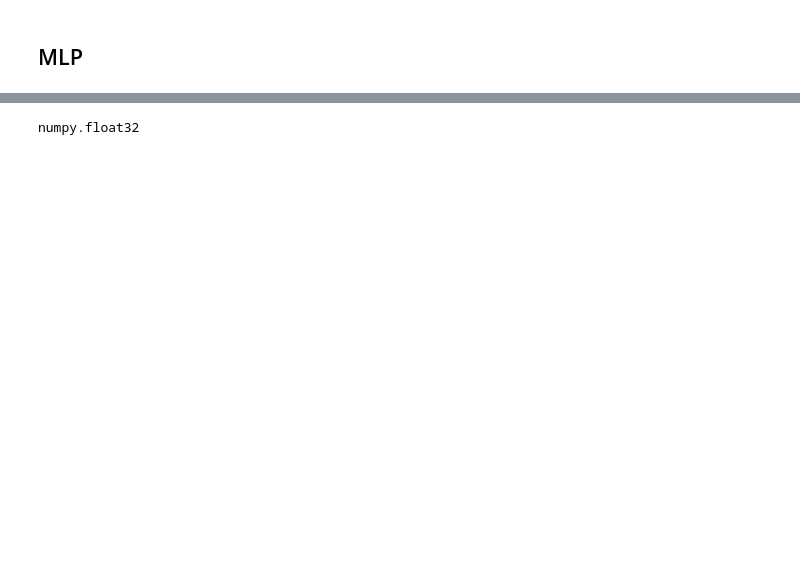
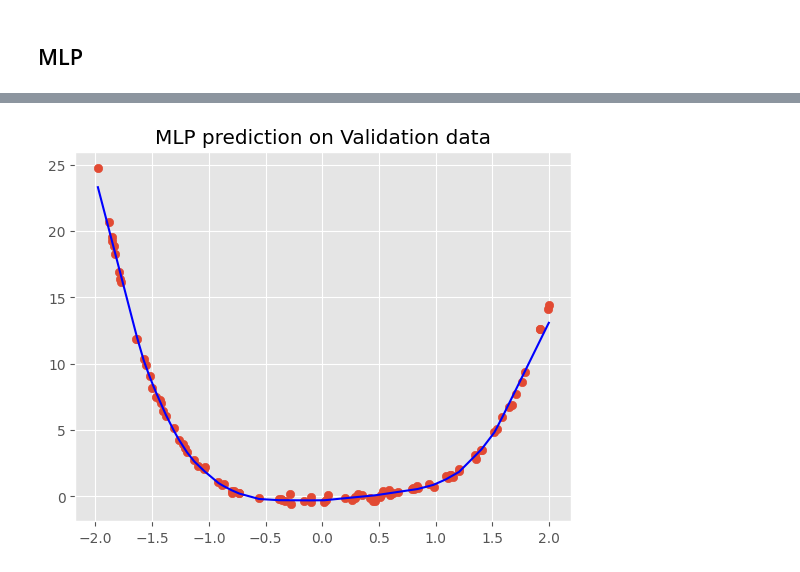
Before and after one commit to cm23ru-uol/MATH2603_individual_summative, a Jupyter notebook: main.ipynb, the cells around one changed output, grey strips where cells are left out. Drawn from its saved outputs; the diff is of its cells as text; code cells hidden in the pictures; blank space fills up the shorter version.

```diff
--- a/main.ipynb
+++ b/main.ipynb
@@ -182,6 +170,28 @@ I0000 00:00:1777121109.202353    2578 cudart_stub.cc:31] Could not find cuda dri
-# %%
-X, y = np.array(x_train, dtype='float32'), y_train
-
-type(X[0])
-# %% [output]
-numpy.float32
+# %%
+from sklearn.neural_network import MLPRegressor
+
+
+
+mlp_model = MLPRegressor(
+    hidden_layer_sizes=(32, 32),   # two hidden layers
+    activation='relu',
+    solver='adam',
+    max_iter=1000,
+    random_state=42
+)
+mlp_model.fit(x_train.reshape(-1, 1), y_train)
+
+mlp_y_val_pred = mlp_model.predict(x_val.reshape(-1, 1))
+# %%
+plt.scatter(x_val, y_val)
+plt.plot(x_val, mlp_y_val_pred, color='blue')
+plt.title('MLP prediction on Validation data')
+
+se = 0
+
+for i, j in zip(y_val, mlp_y_val_pred):
+    se += (j - i)**2
+
+mlp_mse = se / len(y_val)
+# %% [output]
+[figure, added]
```
Also changed, not shown: parts of 5 cells of this notebook, 2 other files.
